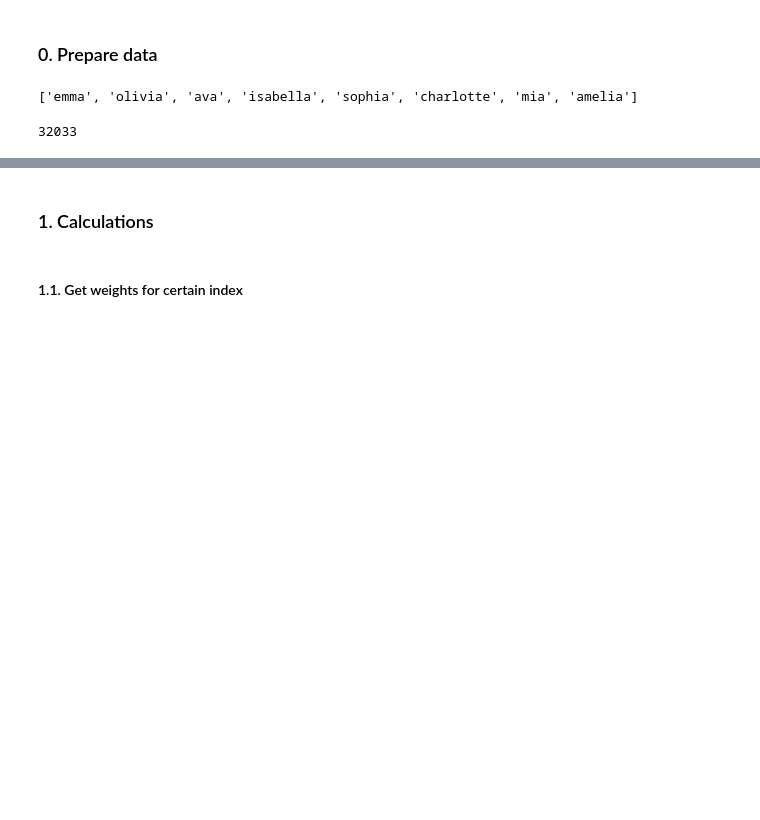
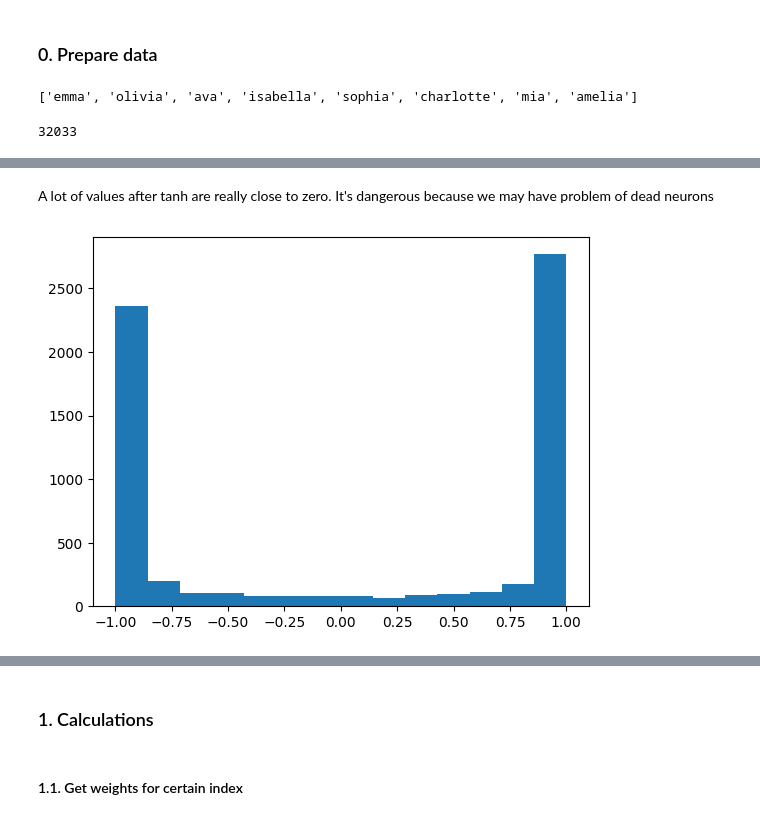
Before and after one commit to sotula/nn-zero-to-hero, a Jupyter notebook: hw/lecture3/hw3.ipynb, the cells around one changed output, grey strips where cells are left out. Cells and saved outputs as stored; diff of their text form; code cells hidden in the pictures; blank space fills up the shorter version.

```diff
--- a/hw/lecture3/hw3.ipynb
+++ b/hw/lecture3/hw3.ipynb
@@ -66,0 +276,6 @@ X.shape, X.dtype, Y.shape, Y.dtype
+# %% [markdown]
+A lot of values after tanh are really close to zero. It's dangerous because we may have problem of dead neurons
+# %%
+plt.hist(h.view(-1).tolist(), bins='auto');
+# %% [output]
+[figure, added]
```
Also changed, not shown: parts of 39 cells of this notebook.
